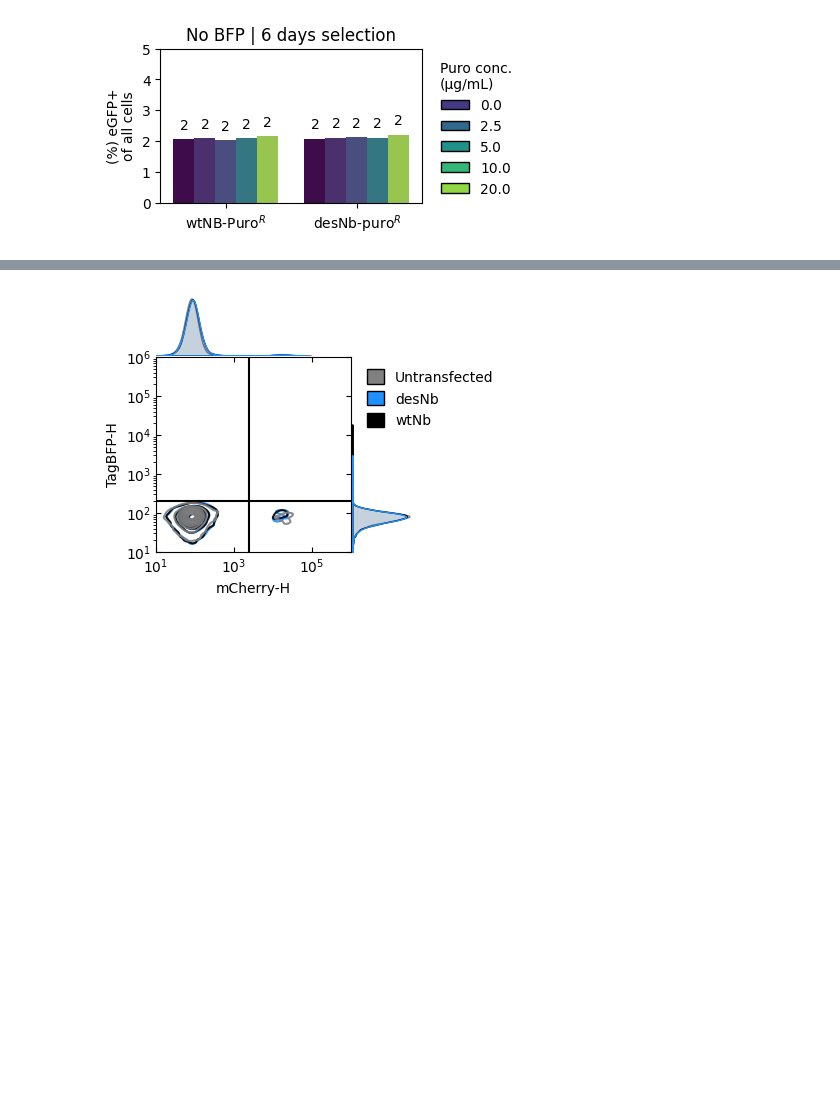
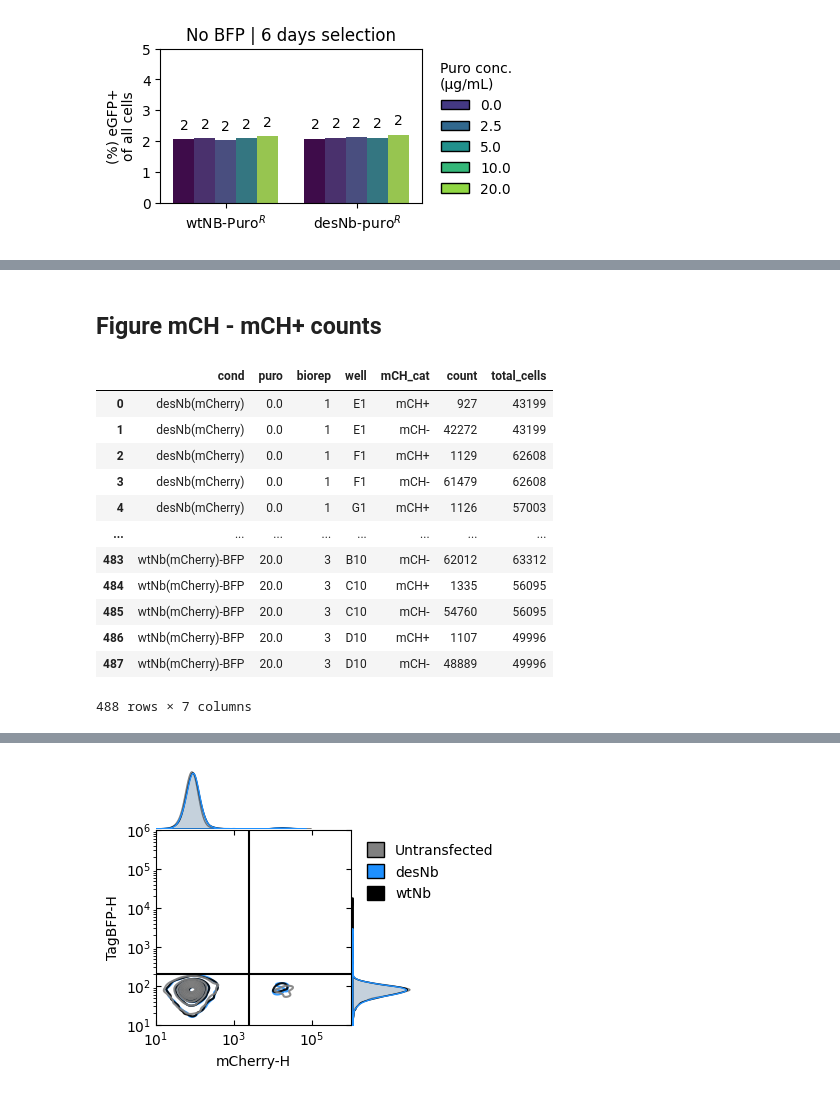
Before and after one commit to GallowayLabMIT/dasit_manuscript, a Jupyter notebook: Figure_XX_mCherry/Figure_XX_mCherry.ipynb, the cells around one changed output, grey strips where cells are left out. Cells and saved outputs as stored; diff of their text form; code cells hidden in the pictures; blank space fills up the shorter version.

```diff
--- a/Figure_XX_mCherry/Figure_XX_mCherry.ipynb
+++ b/Figure_XX_mCherry/Figure_XX_mCherry.ipynb
@@ -860,0 +463,18 @@ plt.savefig(rd.outfile(output_path/plottitle),bbox_inches='tight')
+# %% [markdown]
+## Figure mCH - mCH+ counts
+# %%
+display(data_mCH_count_reps)
+# %% [output]
+|  | cond | puro | biorep | well | mCH_cat | count | total_cells |
+| 0 | desNb(mCherry) | 0.0 | 1 | E1 | mCH+ | 927 | 43199 |
+| 1 | desNb(mCherry) | 0.0 | 1 | E1 | mCH- | 42272 | 43199 |
+| 2 | desNb(mCherry) | 0.0 | 1 | F1 | mCH+ | 1129 | 62608 |
+| 3 | desNb(mCherry) | 0.0 | 1 | F1 | mCH- | 61479 | 62608 |
+| 4 | desNb(mCherry) | 0.0 | 1 | G1 | mCH+ | 1126 | 57003 |
+| ... | ... | ... | ... | ... | ... | ... | ... |
+| 483 | wtNb(mCherry)-BFP | 20.0 | 3 | B10 | mCH- | 62012 | 63312 |
+| 484 | wtNb(mCherry)-BFP | 20.0 | 3 | C10 | mCH+ | 1335 | 56095 |
+| 485 | wtNb(mCherry)-BFP | 20.0 | 3 | C10 | mCH- | 54760 | 56095 |
+| 486 | wtNb(mCherry)-BFP | 20.0 | 3 | D10 | mCH+ | 1107 | 49996 |
+| 487 | wtNb(mCherry)-BFP | 20.0 | 3 | D10 | mCH- | 48889 | 49996 |
+488 rows × 7 columns
```
Also changed, not shown: parts of 18 cells of this notebook, 1 other file.
